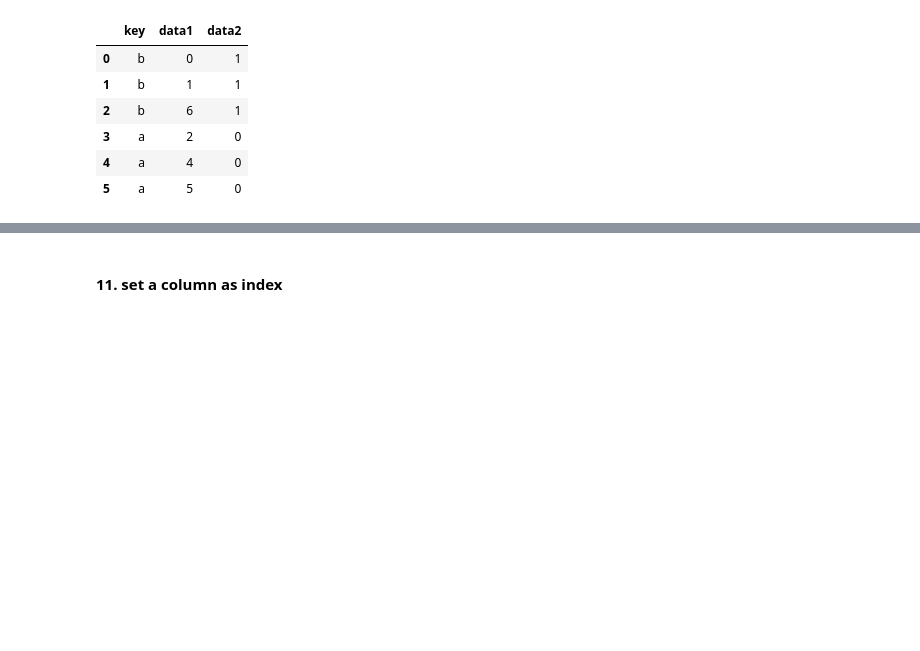
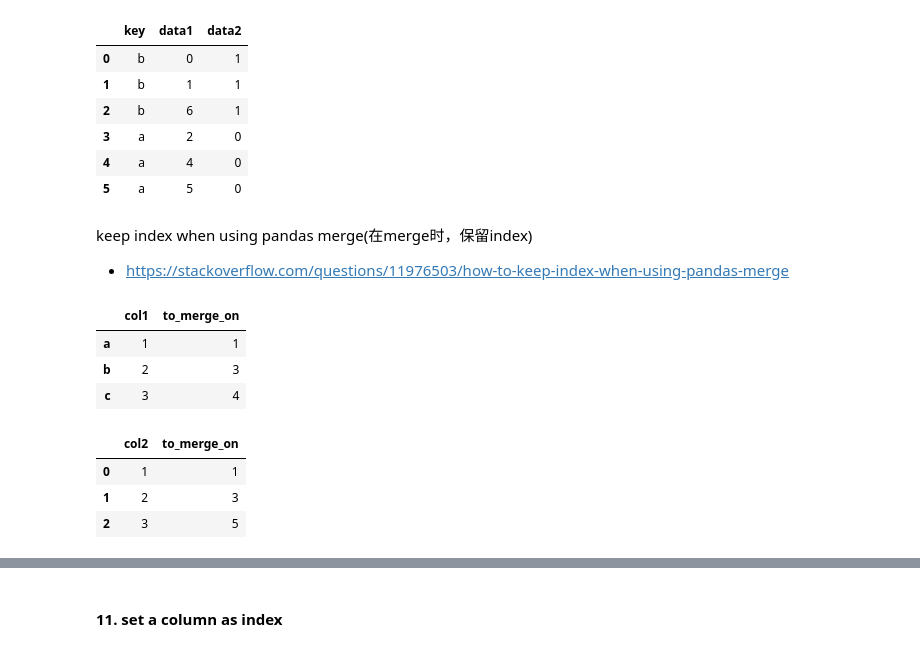
Before and after one commit to OnlyBelter/jupyter-note, a Jupyter notebook: pandas_basic/dataFrame.ipynb, the cells around one changed output, grey strips where cells are left out. Drawn from its saved outputs; the diff is of its cells as text; code cells hidden in the pictures; blank space fills up the shorter version.

```diff
--- a/pandas_basic/dataFrame.ipynb
+++ b/pandas_basic/dataFrame.ipynb
@@ -257,3 +270,24 @@ pd.merge(df1, df2, on='key')  # by key
 | 3 | a | 2 | 0 |
 | 4 | a | 4 | 0 |
 | 5 | a | 5 | 0 |
+# %% [markdown]
+keep index when using pandas merge(在merge时，保留index)
+- https://stackoverflow.com/questions/11976503/how-to-keep-index-when-using-pandas-merge
+# %%
+a = pd.DataFrame({'col1': {'a': 1, 'b': 2, 'c': 3},
+                          'to_merge_on': {'a': 1, 'b': 3, 'c': 4}})
+a
+# %% [output]
+|  | col1 | to_merge_on |
+| a | 1 | 1 |
+| b | 2 | 3 |
+| c | 3 | 4 |
+# %%
+b = pd.DataFrame({'col2': {0: 1, 1: 2, 2: 3},
+                          'to_merge_on': {0: 1, 1: 3, 2: 5}})
+b
+# %% [output]
+|  | col2 | to_merge_on |
+| 0 | 1 | 1 |
+| 1 | 2 | 3 |
+| 2 | 3 | 5 |
```
Also changed, not shown: parts of 6 cells of this notebook, 7 other files.
